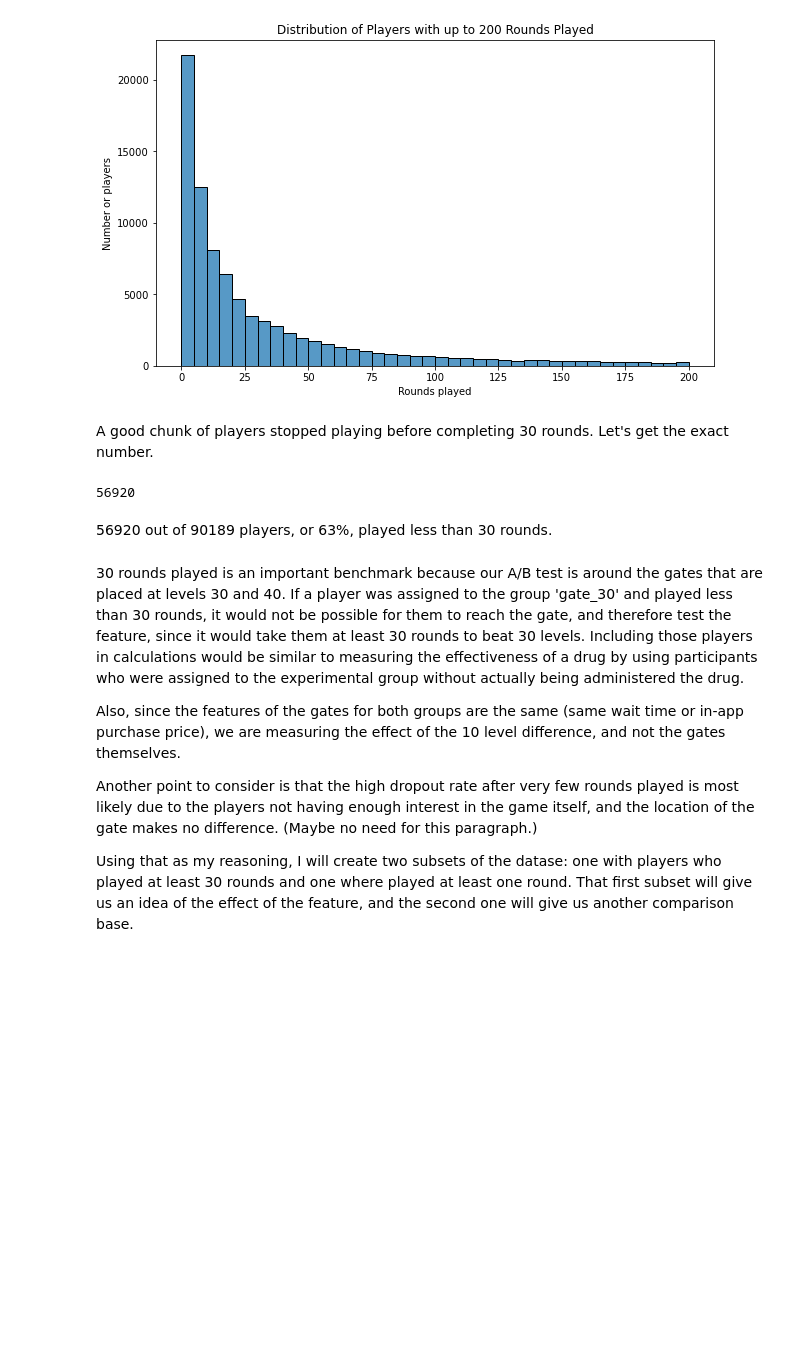
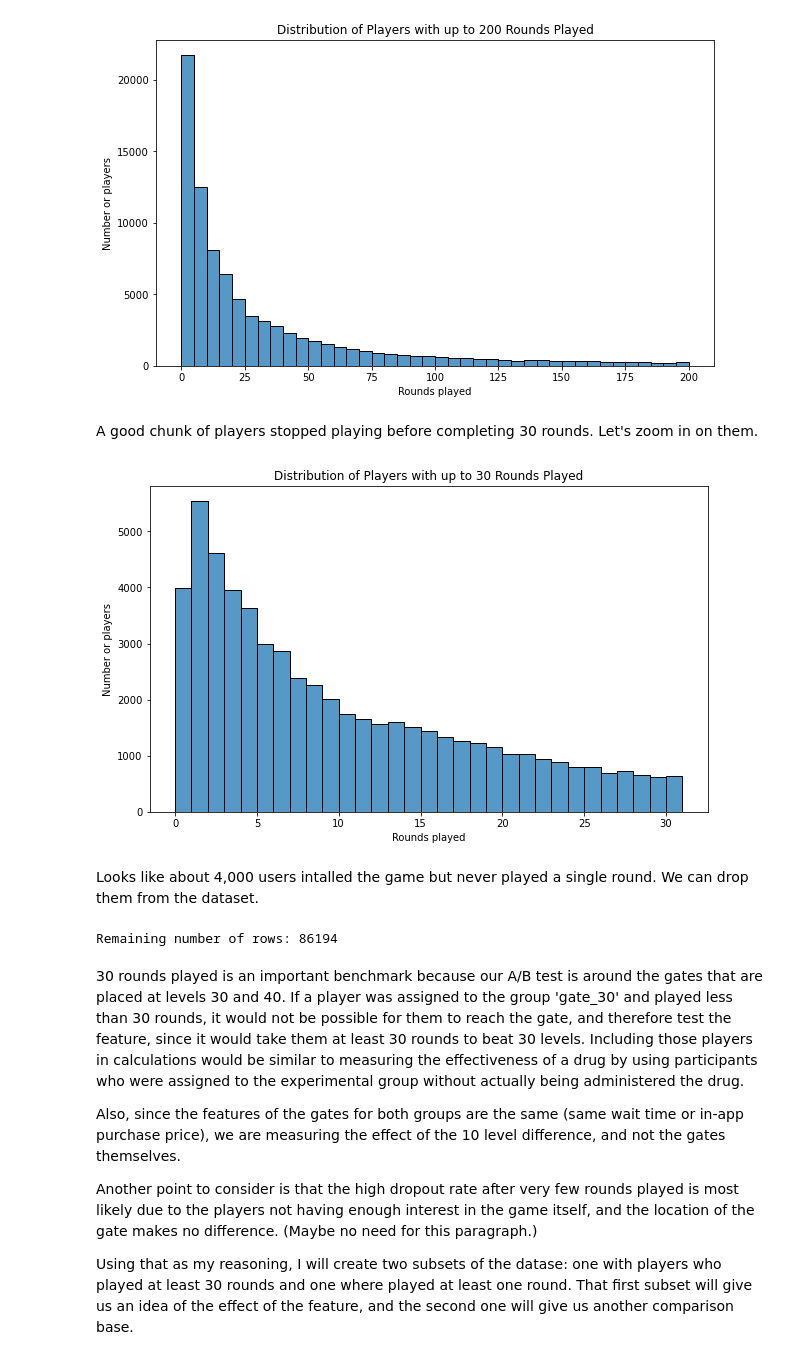
Before and after one commit to Stas-Medvedev/Game-Feature-AB-Test-Analysis, a Jupyter notebook: notebook.ipynb, the cells around one changed output. Drawn from its saved outputs; the diff is of its cells as text; code cells hidden in the pictures; blank space fills up the shorter version.

```diff
--- a/notebook.ipynb
+++ b/notebook.ipynb
@@ -72,0 +87,3 @@ Let's check out how many players have played over 500 rounds total, or more than
+# %%
+# Drop the value at index 57702
+test_data.drop(57702, inplace = True)
@@ -94,14 +113,29 @@ plt.ylabel('Number or players');
 # %% [output]
 [figure]
 # %% [markdown]
-A good chunk of players stopped playing before completing 30 rounds. Let's get the exact number.
+A good chunk of players stopped playing before completing 30 rounds. Let's zoom in on them.
-# %%
-# Get the the players with less than 30 rounds played and count the unique IDs
-test_data.query('sum_gamerounds < 30')['userid'].count()
-# %% [output]
-56920
-# %% [markdown]
-56920 out of 90189 players, or 63%, played less than 30 rounds.
+# %%
+# Set figure size for better visibility
+plt.figure(figsize=(10,6))
+
+# Subset the data
+data=test_data.query('sum_gamerounds < 31')
+
+# Plot the distribution histogram with bin width of 1 and set labels
+# Binrange is specified as (0, 31), otherwise seaborn stacks bins 29 and 30
+sns.histplot(data=data, x = 'sum_gamerounds', binwidth = 1, binrange = (0, 31))
+plt.title('Distribution of Players with up to 30 Rounds Played')
+plt.xlabel('Rounds played')
+plt.ylabel('Number or players');
+# %% [output]
+[figure, added]
+# %% [markdown]
+Looks like about 4,000 users intalled the game but never played a single round. We can drop them from the dataset.
+# %%
+test_data.drop(test_data.query('sum_gamerounds == 0').index, inplace = True)
+print(f'Remaining number of rows: {len(test_data)}')
+# %% [output]
+Remaining number of rows: 86194
 # %% [markdown]
 30 rounds played is an important benchmark because our A/B test is around the gates that are placed at levels 30 and 40. If a player was assigned to the group 'gate_30' and played less than 30 rounds, it would not be possible for them to reach the gate, and therefore test the feature, since it would take them at least 30 rounds to beat 30 levels. Including those players in calculations would be similar to measuring the effectiveness of a drug by using participants who were assigned to the experimental group without actually being administered the drug.
 
```
Also changed, not shown: parts of 7 cells of this notebook.
